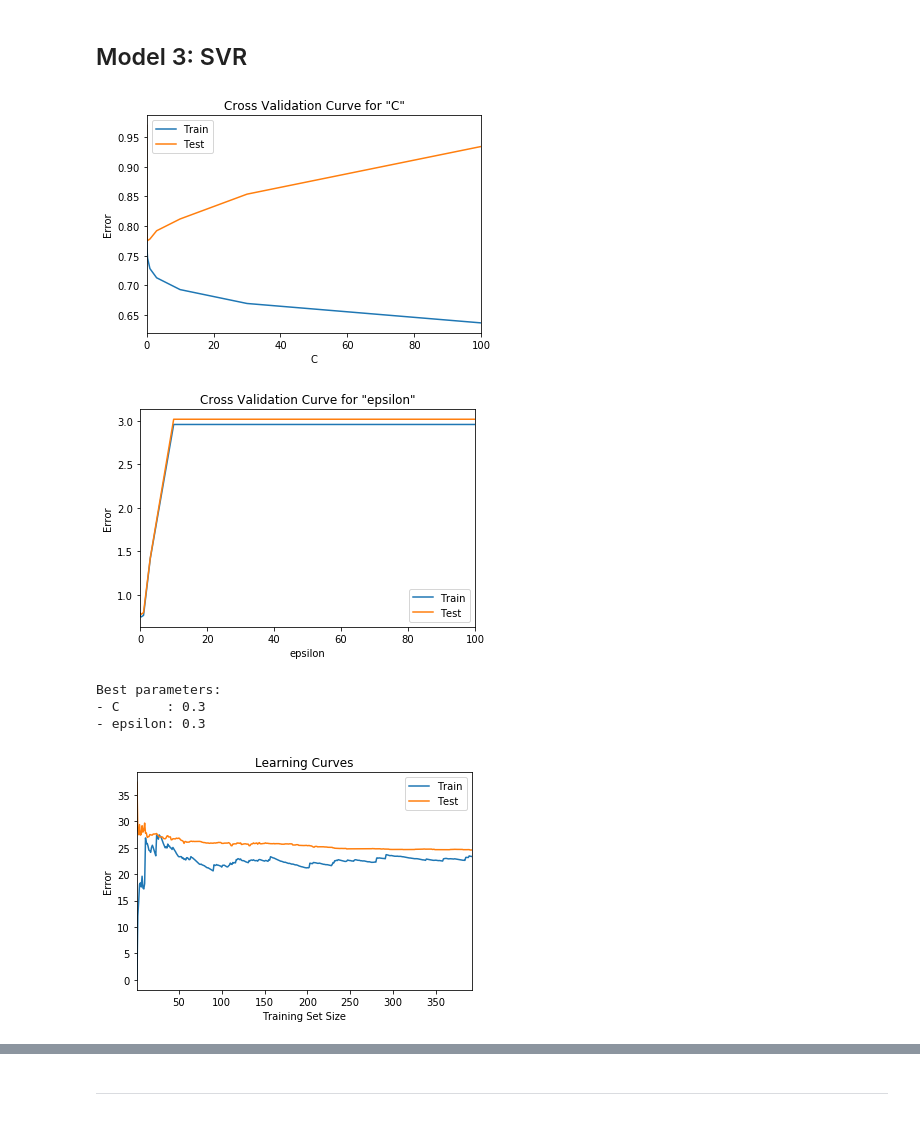
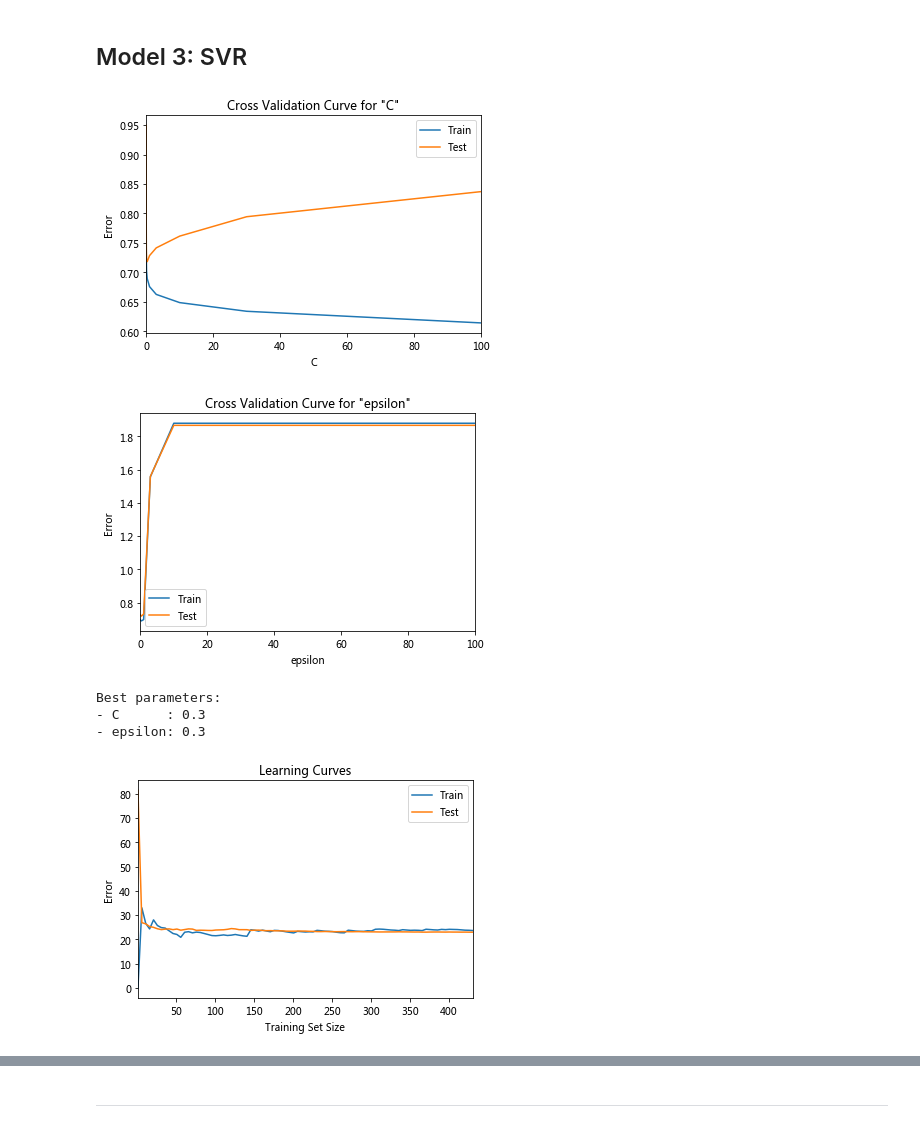
Before and after one commit to lincht/TradeModel, a Jupyter notebook: model/growth_pred.ipynb, the cells around one changed output, grey strips where cells are left out. Saved outputs shown, nothing was run; the diff lists cells and outputs as text; code cells hidden in the pictures.

Commit message:
Adapt to extended dataset and first test run of stacking

```diff
--- a/model/growth_pred.ipynb
+++ b/model/growth_pred.ipynb
@@ -123,8 +134,6 @@ from sklearn.model_selection import GridSearchCV
 from sklearn.metrics import mean_squared_error
 from tabulate import tabulate
 import copy
-
-idx = pd.IndexSlice
 
 class ExportGrowthModel(object):
 
@@ -376,13 +385,13 @@ class ExportGrowthModel(object):
     def _summary(self, X_train, X_test):
 
         print('- Train: {:,} data points of {} countries from {} throuth {}.\n\
-- Test: {:,} data points of {} countries from {} throuth {}.\n'.format(
-            len(X_train), X_train.index.get_level_values('country').nunique(),
-            X_train.index.get_level_values('year').min().year,
-            X_train.index.get_level_values('year').max().year,
-            len(X_test), X_test.index.get_level_values('country').nunique(),
-            X_test.index.get_level_values('year').min().year,
-            X_test.index.get_level_values('year').max().year))
+- Test: {:,} data points of {} countries from {} throuth {}.\n'
+              .format(len(X_train), X_train.index.get_level_values('country').nunique(),
+                      X_train.index.get_level_values('year').min().year,
+                      X_train.index.get_level_values('year').max().year,
+                      len(X_test), X_test.index.get_level_values('country').nunique(),
+                      X_test.index.get_level_values('year').min().year,
+                      X_test.index.get_level_values('year').max().year))
 
         width = max(map(len, self.predictors))
         print('Coefficients:\n')
@@ -391,8 +400,8 @@ class ExportGrowthModel(object):
 
         order = [self.target, self.target + '_pred']
         if self.model == 'lr_export': order += ['ex_growth', 'ex_growth_pred']
-        print('\nSummary of results:\n' +
-              tabulate(self.result[order].describe(), headers='keys', tablefmt='psql') + '\n')
+        print('\nSummary of results:\n'
+              + tabulate(self.result[order].describe(), headers='keys', tablefmt='psql') + '\n')
         print('{:14}:{:8.4f}\n{:14}:{:8.4f}'.format('Training error', self.train_error,
                                                     'Test error', self.test_error))
 # %%
@@ -491,5 +491,7 @@ lr_df2 = lr_df2[['ex_growth', 'gdp_growth', 'capita_growth', 'im_growth']].dropn
 # %% [markdown]
 #### EDA
+# %%
+lr_df2 = lr_df[['ex_growth', 'gdp_growth', 'gdp_capita_growth', 'im_growth']]
 # %%
 from pandas.tools.plotting import scatter_matrix
 
@@ -510,9 +512,10 @@ Clearly there are a number of extreme values. Try removing them and see if thing
 # %%
 from functools import reduce
 
-non_outlier = (np.abs((lr_df2 - lr_df2.mean()) / lr_df2.std()) < 3).apply(
-    lambda x: reduce(np.logical_and, x), axis=1)
+non_outlier = ((np.abs((lr_df2 - lr_df2.mean()) / lr_df2.std()) < 3)
+               .apply(lambda x: reduce(np.logical_and, x), axis=1))
 outlier_rm = lr_df2[non_outlier]
+print('Removed {} outliers.'.format(len(lr_df2) - len(outlier_rm)))
 
 scatter_matrix(outlier_rm, alpha=0.2, figsize=(8, 6))
 plt.show()
@@ -625,7 +629,7 @@ def learning_curves(model):
     model : ExportGrowthModel object
     """
 
-    n_trains = range(1, round(len(model.data) * .3))
+    n_trains = range(1, round(len(model.data) * .3), 5)
     train_errors = []
     test_errors = []
     for n_train in n_trains:
@@ -734,20 +722,20 @@ The decision boundary is somewhat clean-cut. So our guess was indeed correct: th
 # %% [markdown]
 ## Model 3: SVR
 # %%
-model3 = ExportGrowthModel(data=outlier_rm, predictors=['gdp_growth', 'capita_growth', 'im_growth'],
+model3 = ExportGrowthModel(data=outlier_rm, predictors=['gdp_growth', 'gdp_capita_growth', 'im_growth'],
                            target='ex_growth', model='svr', scale=True, kernel='rbf')
 model3.fit(optimize=True,
            param_grid=dict(C=[0.001, 0.003, 0.01, 0.03, 0.1, 0.3, 1, 3, 10, 30, 100],
                            epsilon=[0.001, 0.003, 0.01, 0.03, 0.1, 0.3, 1, 3, 10, 30, 100]),
            verbose=True)
 learning_curves(model3)
 # %% [output]
-[figure, old version]
+[figure, new version]
-[figure, old version]
+[figure, new version]
 Best parameters:
 - C      : 0.3
 - epsilon: 0.3
-[figure, old version]
+[figure, new version]
 # %%
 model3.validate(cv_method='leave_one_out')
 model3.validate(cv_method='skf', n_splits=5)
```
Also changed, not shown: parts of 29 cells of this notebook.
